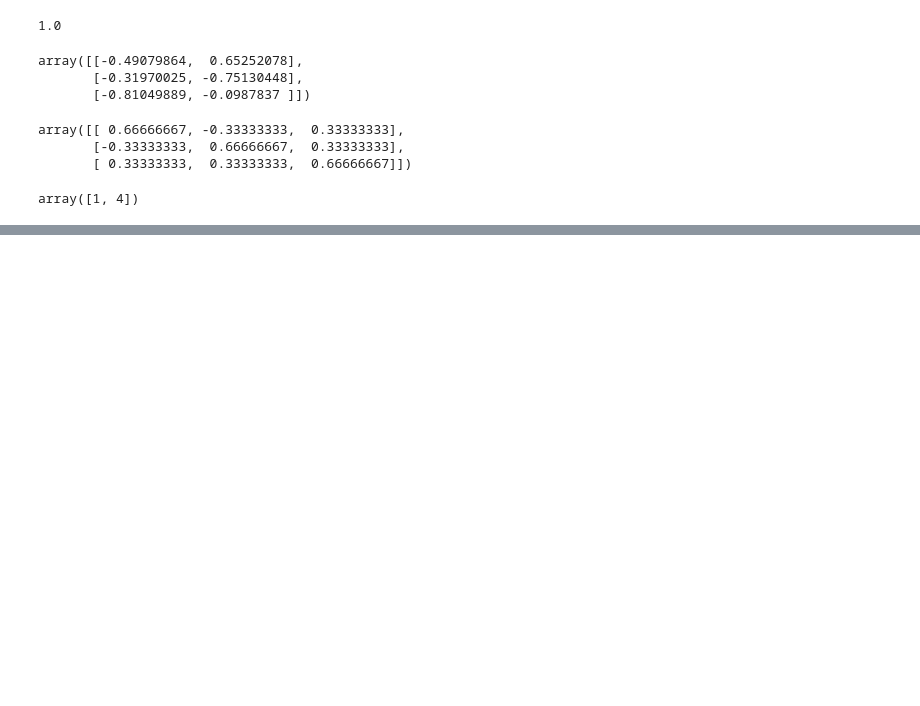
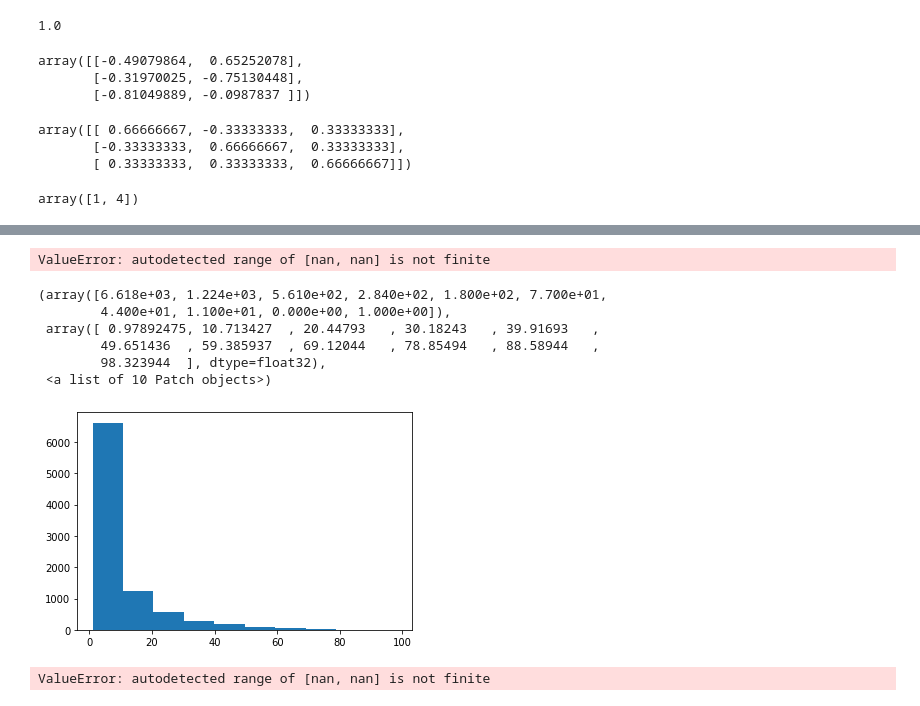
Before and after one commit to smaityumich/gradient-flow-attack, a Jupyter notebook: myapproach/test.ipynb, the cells around one changed output, grey strips where cells are left out. Drawn from its saved outputs; the diff is of its cells as text; code cells hidden in the pictures; blank space fills up the shorter version.

```diff
--- a/myapproach/test.ipynb
+++ b/myapproach/test.ipynb
@@ -355,0 +368,39 @@ perturbed_test_samples
+# %%
+import numpy as np
+import tensorflow as tf
+from adult_modified import preprocess_adult_data
+from sklearn import linear_model
+import classifier as cl
+import utils
+import random
+import matplotlib.pyplot as plt
+import scipy
+
+
+seed = 1
+tf.random.set_seed(seed)
+np.random.seed(seed)
+
+
+expt = '_1'
+filename = f'outcome/perturbed_loss{expt}.npy'
+histplot = f'adversarial-points/perturbed-mean-entropy-hist{expt}.png'
+qqplot = f'adversarial-points/perturbed-mean-entropy-qqplot{expt}.png'
+
+
+test_ratio =  np.load(filename)
+
+
+
+
+def ratio_mean(n = 9045):
+    index = random.sample(range(n), 1000)
+    srswr_ratio=[test_ratio[i] for i in index]
+    return np.mean(srswr_ratio)
+
+ratio_means = [ratio_mean() for _ in range(1000)]
+plt.hist(ratio_means)
+plt.title(f'Histogram of mean loss of ratios for expt{expt}')
+plt.xticks(rotation = 35, fontsize = 'x-small')
+# %% [output]
+ValueError: autodetected range of [nan, nan] is not finite
@@ -355,0 +409,33 @@ perturbed_test_samples
+# %%
+plt.hist(test_ratio)
+# %% [output]
+(array([6.618e+03, 1.224e+03, 5.610e+02, 2.840e+02, 1.800e+02, 7.700e+01,
+        4.400e+01, 1.100e+01, 0.000e+00, 1.000e+00]),
+ array([ 0.97892475, 10.713427  , 20.44793   , 30.18243   , 39.91693   ,
+        49.651436  , 59.385937  , 69.12044   , 78.85494   , 88.58944   ,
+        98.323944  ], dtype=float32),
+ <a list of 10 Patch objects>)
+[figure, added]
+# %%
+expt = '_1_fair'
+filename = f'outcome/perturbed_loss{expt}.npy'
+histplot = f'adversarial-points/perturbed-mean-entropy-hist{expt}.png'
+qqplot = f'adversarial-points/perturbed-mean-entropy-qqplot{expt}.png'
+
+
+test_ratio =  np.load(filename)
+
+
+
+
+def ratio_mean(n = 9045):
+    index = random.sample(range(n), 4000)
+    srswr_ratio=[test_ratio[i] for i in index]
+    return np.mean(srswr_ratio)
+
+ratio_means = [ratio_mean() for _ in range(1000)]
+plt.hist(ratio_means)
+plt.title(f'Histogram of mean loss of ratios for expt{expt}')
+plt.xticks(rotation = 35, fontsize = 'x-small')
+# %% [output]
+ValueError: autodetected range of [nan, nan] is not finite
```
Also changed, not shown: parts of 5 cells of this notebook, 11 other files.
